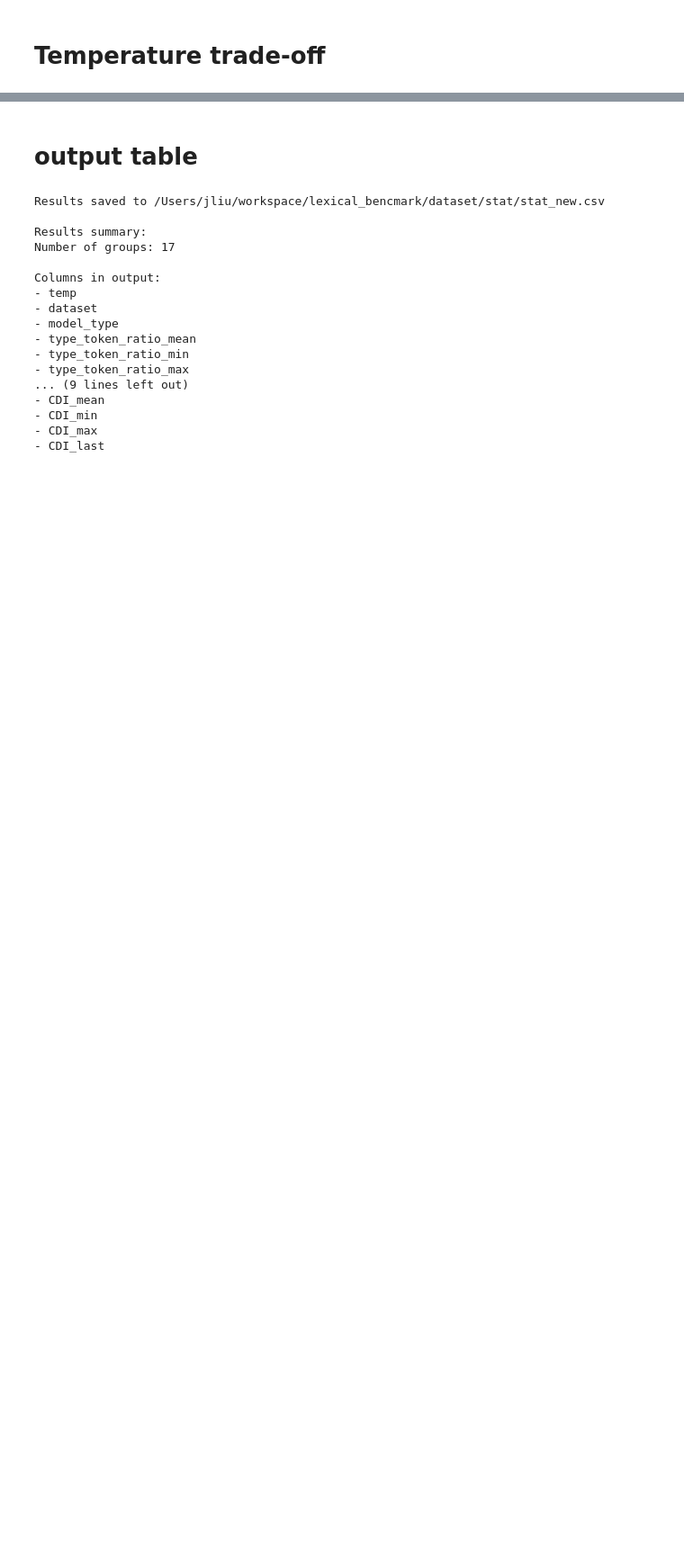
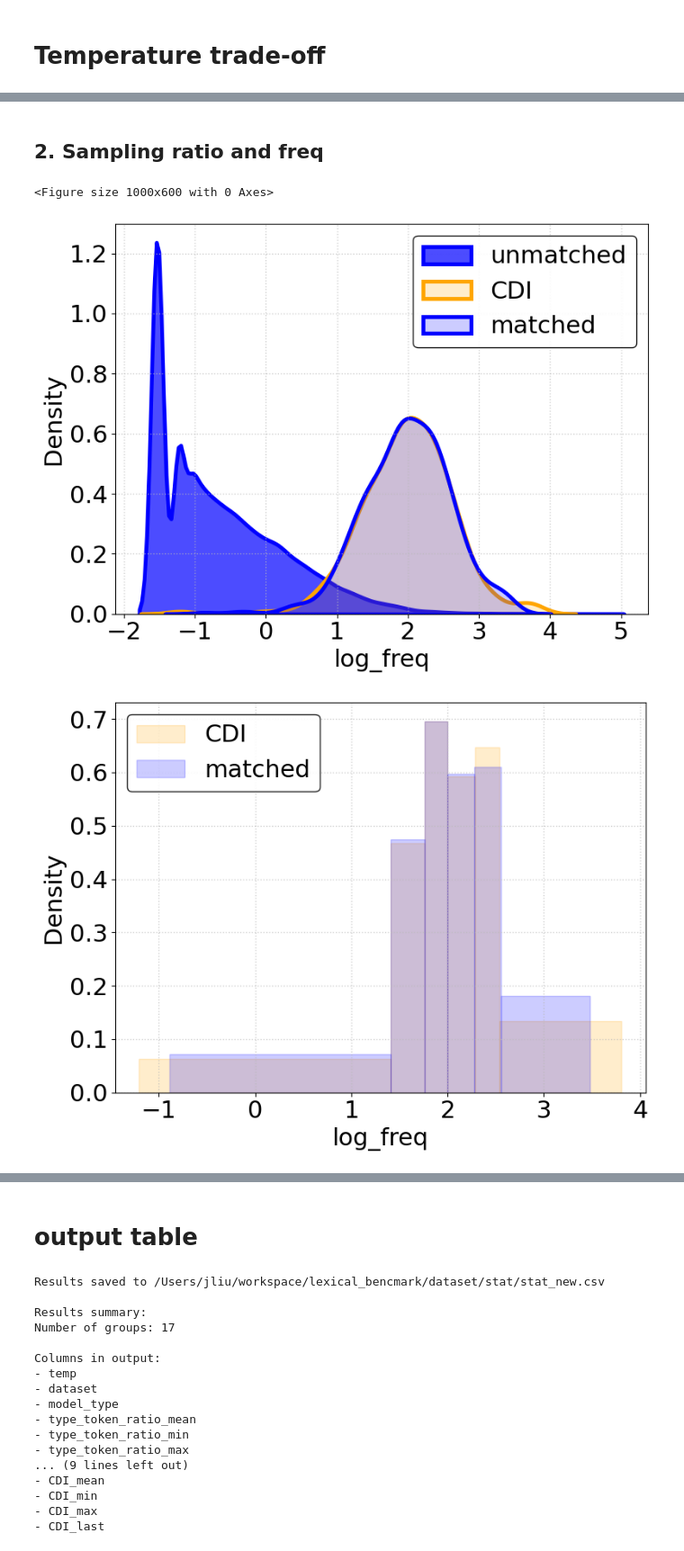
Before and after one commit to nhamilakis/Lexical-benchmark, a Jupyter notebook: notebooks/paper_fig.ipynb, the cells around one changed output, grey strips where cells are left out. Shown at 90% size. Drawn from its saved outputs; the diff is of its cells as text; code cells hidden in the pictures; blank space fills up the shorter version.

```diff
--- a/notebooks/paper_fig.ipynb
+++ b/notebooks/paper_fig.ipynb
@@ -617,7 +506,7 @@ def plot_distributions(
     fig_title: str | None = None,
     legend_outside: bool = False,
     save_legend: bool = False,
-    show_legend: bool = True
+    show_legend: bool = True,
 ) -> None:
     """Plot distributions of a specific column from multiple dataframes."""
     plt.figure(figsize=PlotSettings.DEFAULTS["figsize"])
@@ -640,8 +529,9 @@ def plot_distributions(
         )
         distr_plotter.plot_distr(kind, bin_header)
 
-    configure_plot_style(x_label=column, y_label="Density", fig_title=fig_title, grid=True, out_path=out_path,
-            show_legend=show_legend,save_legend=save_legend,legend_outside=legend_outside)
+    configure_plot_style(
+        x_label=column, y_label="Density", fig_title=fig_title, grid=True, out_path=out_path, show_legend=show_legend, save_legend=save_legend, legend_outside=legend_outside
+    )
 
 
 def compare_freq(file_root: Path, freq_root: Path, output_dir: Path | None = None) -> None:
@@ -655,11 +545,6 @@ def compare_freq(file_root: Path, freq_root: Path, output_dir: Path | None = Non
     stela_cdi = DataLoader.get_freq(pd.read_csv(file_root / "stela_matched_cdi.csv"))
     realistic_cdi = DataLoader.get_freq(pd.read_csv(file_root / "human_realistic_matched_cdi.csv"))
 
-    """
-    human_cdi = remap_bins(human_cdi)
-    stela_cdi = remap_bins(stela_cdi)
-    realistic_cdi = remap_bins(realistic_cdi)
-    """
     # Create dataframe collections
     before_after_dfs = {
         "CHILDES_before": childes,
@@ -675,11 +560,29 @@ def compare_freq(file_root: Path, freq_root: Path, output_dir: Path | None = Non
     # Generate plots
     plt.figure(figsize=[12, 6])
     out_path = output_dir / "freq_before_after.png" if output_dir else None
-    plot_distributions(before_after_dfs, column="log_freq", bin_header="bin_nb", kind="kde",
-        fig_title="Before and After Matching", out_path=out_path, save_legend=True,show_legend=False,legend_outside=True)
+    plot_distributions(
+        before_after_dfs,
+        column="log_freq",
+        bin_header="bin_nb",
+        kind="kde",
+        fig_title="Before and After Matching",
+        out_path=out_path,
+        save_legend=False,
+        show_legend=False,
+        legend_outside=True,
+    )
     out_path = output_dir / "freq_matched.png" if output_dir else None
-    plot_distributions(matched_dfs, column="log_freq", bin_header="bin_nb", kind="hist",
-        fig_title="Matched Bin Distributions", out_path=out_path, save_legend=True,show_legend=False,legend_outside=True)
+    plot_distributions(
+        matched_dfs,
+        column="log_freq",
+        bin_header="bin_nb",
+        kind="hist",
+        fig_title="Matched Bin Distributions",
+        out_path=out_path,
+        save_legend=False,
+        show_legend=False,
+        legend_outside=True,
+    )
 
 
 def compare_freq_demo(file_root: Path, freq_root: Path, output_dir: Path | None = None) -> None:
@@ -1110,0 +845,10 @@ compare_sigmoid(raw_data_path)
+# %% [markdown]
+## 2. Sampling ratio and freq
+# %%
+freq_root = Path(f"{data_root}/word_freq")
+file_root = Path(f"{data_root}/matched/EN/1")
+compare_freq_demo(file_root, freq_root, output_dir=fig_path / "paper")
+# %% [output]
+<Figure size 1000x600 with 0 Axes>
+[figure, added]
+[figure, added]
```
Also changed, not shown: parts of 34 cells of this notebook.
